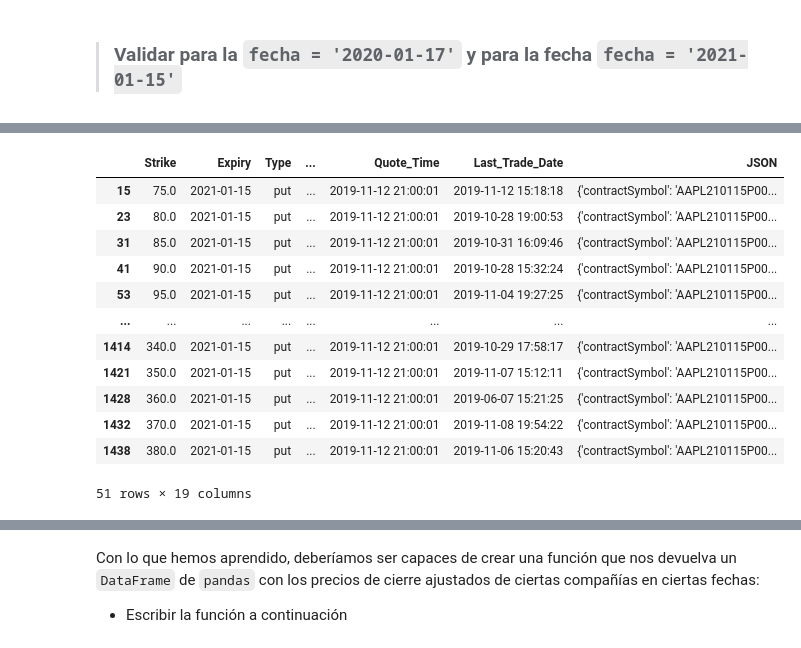
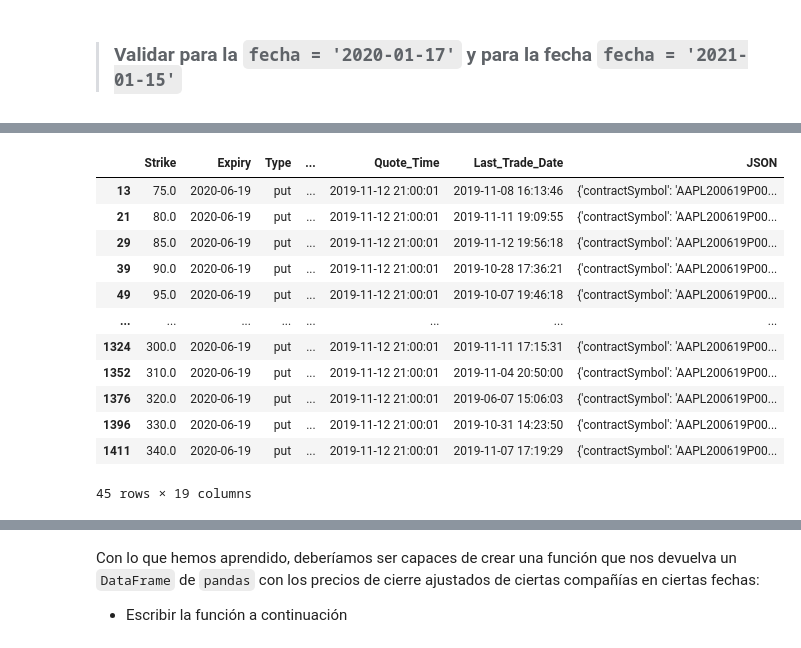
Before and after one commit to violetarcia/SPF-2019-II, a Jupyter notebook: TEMA-3/Clase19_ValuacionOpciones.ipynb, the cells around one changed output, grey strips where cells are left out. Saved outputs shown, nothing was run; the diff lists cells and outputs as text; code cells hidden in the pictures.

```diff
--- a/TEMA-3/Clase19_ValuacionOpciones.ipynb
+++ b/TEMA-3/Clase19_ValuacionOpciones.ipynb
@@ -190,20 +190,20 @@ ax.axvline(call06.Underlying_Price.iloc[0], color='g');
 # %%
-put06 = aapl_opt.loc[(aapl_opt.Expiry==fecha2) & (aapl_opt.Type=='put')]
+put06 = aapl_opt.loc[(aapl_opt.Expiry==fecha1) & (aapl_opt.Type=='put')]
 put06
 # %% [output]
 |  | Strike | Expiry | Type | ... | Quote_Time | Last_Trade_Date | JSON |
-| 15 | 75.0 | 2021-01-15 | put | ... | 2019-11-12 21:00:01 | 2019-11-12 15:18:18 | {'contractSymbol': 'AAPL210115P00... |
-| 23 | 80.0 | 2021-01-15 | put | ... | 2019-11-12 21:00:01 | 2019-10-28 19:00:53 | {'contractSymbol': 'AAPL210115P00... |
-| 31 | 85.0 | 2021-01-15 | put | ... | 2019-11-12 21:00:01 | 2019-10-31 16:09:46 | {'contractSymbol': 'AAPL210115P00... |
-| 41 | 90.0 | 2021-01-15 | put | ... | 2019-11-12 21:00:01 | 2019-10-28 15:32:24 | {'contractSymbol': 'AAPL210115P00... |
-| 53 | 95.0 | 2021-01-15 | put | ... | 2019-11-12 21:00:01 | 2019-11-04 19:27:25 | {'contractSymbol': 'AAPL210115P00... |
+| 13 | 75.0 | 2020-06-19 | put | ... | 2019-11-12 21:00:01 | 2019-11-08 16:13:46 | {'contractSymbol': 'AAPL200619P00... |
+| 21 | 80.0 | 2020-06-19 | put | ... | 2019-11-12 21:00:01 | 2019-11-11 19:09:55 | {'contractSymbol': 'AAPL200619P00... |
+| 29 | 85.0 | 2020-06-19 | put | ... | 2019-11-12 21:00:01 | 2019-11-12 19:56:18 | {'contractSymbol': 'AAPL200619P00... |
+| 39 | 90.0 | 2020-06-19 | put | ... | 2019-11-12 21:00:01 | 2019-10-28 17:36:21 | {'contractSymbol': 'AAPL200619P00... |
+| 49 | 95.0 | 2020-06-19 | put | ... | 2019-11-12 21:00:01 | 2019-10-07 19:46:18 | {'contractSymbol': 'AAPL200619P00... |
 | ... | ... | ... | ... | ... | ... | ... | ... |
-| 1414 | 340.0 | 2021-01-15 | put | ... | 2019-11-12 21:00:01 | 2019-10-29 17:58:17 | {'contractSymbol': 'AAPL210115P00... |
-| 1421 | 350.0 | 2021-01-15 | put | ... | 2019-11-12 21:00:01 | 2019-11-07 15:12:11 | {'contractSymbol': 'AAPL210115P00... |
-| 1428 | 360.0 | 2021-01-15 | put | ... | 2019-11-12 21:00:01 | 2019-06-07 15:21:25 | {'contractSymbol': 'AAPL210115P00... |
-| 1432 | 370.0 | 2021-01-15 | put | ... | 2019-11-12 21:00:01 | 2019-11-08 19:54:22 | {'contractSymbol': 'AAPL210115P00... |
-| 1438 | 380.0 | 2021-01-15 | put | ... | 2019-11-12 21:00:01 | 2019-11-06 15:20:43 | {'contractSymbol': 'AAPL210115P00... |
+| 1324 | 300.0 | 2020-06-19 | put | ... | 2019-11-12 21:00:01 | 2019-11-11 17:15:31 | {'contractSymbol': 'AAPL200619P00... |
+| 1352 | 310.0 | 2020-06-19 | put | ... | 2019-11-12 21:00:01 | 2019-11-04 20:50:00 | {'contractSymbol': 'AAPL200619P00... |
+| 1376 | 320.0 | 2020-06-19 | put | ... | 2019-11-12 21:00:01 | 2019-06-07 15:06:03 | {'contractSymbol': 'AAPL200619P00... |
+| 1396 | 330.0 | 2020-06-19 | put | ... | 2019-11-12 21:00:01 | 2019-10-31 14:23:50 | {'contractSymbol': 'AAPL200619P00... |
+| 1411 | 340.0 | 2020-06-19 | put | ... | 2019-11-12 21:00:01 | 2019-11-07 17:19:29 | {'contractSymbol': 'AAPL200619P00... |
-51 rows × 19 columns
+45 rows × 19 columns
 # %%
 ax = put06.set_index('Strike').loc[:, 'IV'].plot(figsize=(8,6))
 ax.axvline(put06.Underlying_Price.iloc[0], color='g')
```
Also changed, not shown: parts of 8 cells of this notebook, 2 other files.
